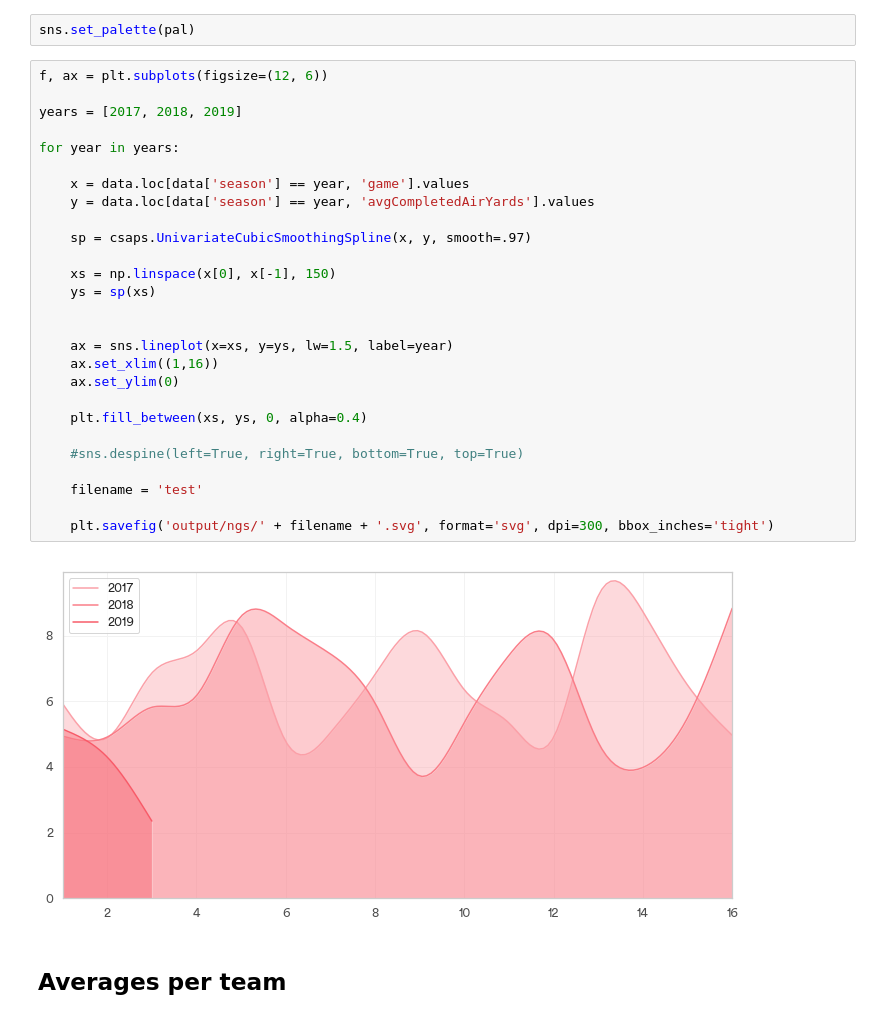
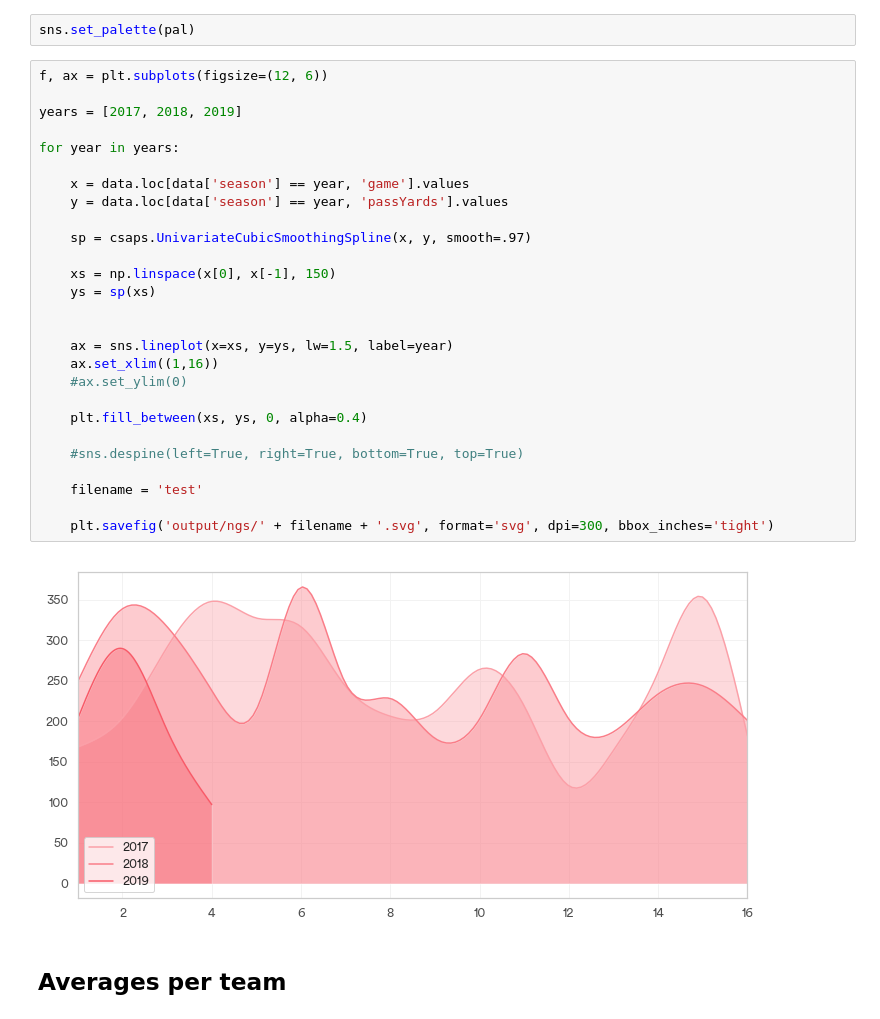
Before and after one commit to larsjaakko/nfl-notebooks, a Jupyter notebook: 2019/TTT vs. 49ers.ipynb, the cells around one changed output. Saved outputs shown, nothing was run; the diff lists cells and outputs as text.

```diff
--- a/2019/TTT vs. 49ers.ipynb
+++ b/2019/TTT vs. 49ers.ipynb
@@ -87,32 +96,32 @@ sns.set_palette(pal)
 # %%
 f, ax = plt.subplots(figsize=(12, 6))
 
 years = [2017, 2018, 2019]
 
 for year in years:
 
     x = data.loc[data['season'] == year, 'game'].values
-    y = data.loc[data['season'] == year, 'avgCompletedAirYards'].values
+    y = data.loc[data['season'] == year, 'passYards'].values
 
     sp = csaps.UnivariateCubicSmoothingSpline(x, y, smooth=.97)
 
     xs = np.linspace(x[0], x[-1], 150)
     ys = sp(xs)
 
 
     ax = sns.lineplot(x=xs, y=ys, lw=1.5, label=year)
     ax.set_xlim((1,16))
-    ax.set_ylim(0)
+    #ax.set_ylim(0)
 
     plt.fill_between(xs, ys, 0, alpha=0.4)
 
     #sns.despine(left=True, right=True, bottom=True, top=True)
 
     filename = 'test'
 
     plt.savefig('output/ngs/' + filename + '.svg', format='svg', dpi=300, bbox_inches='tight')
 # %% [output]
-[figure, old version]
+[figure, new version]
 # %% [markdown]
 ## Averages per team
 # %%
```
Also changed, not shown: parts of 4 cells of this notebook, 29 other files.
